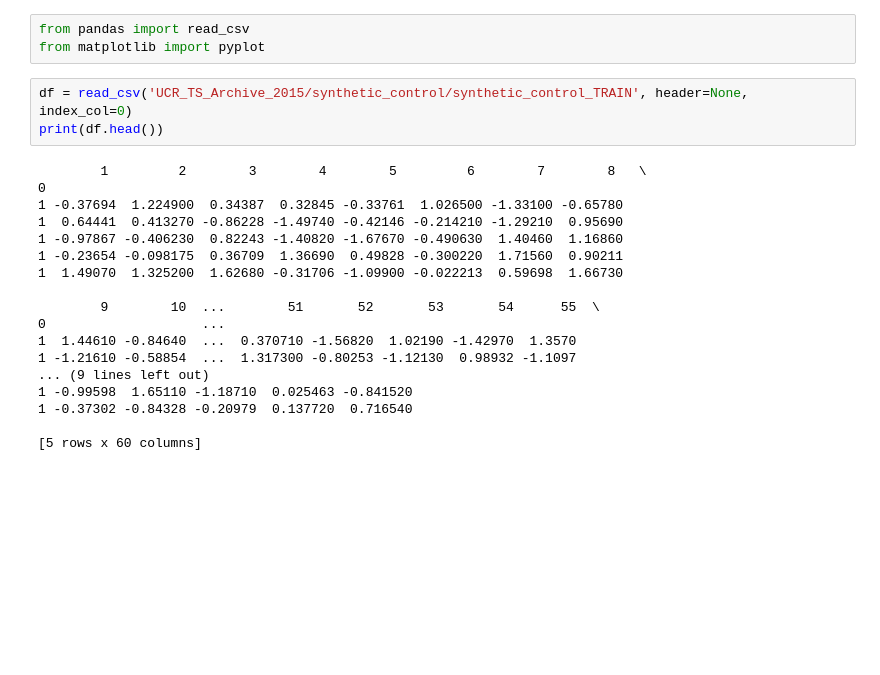
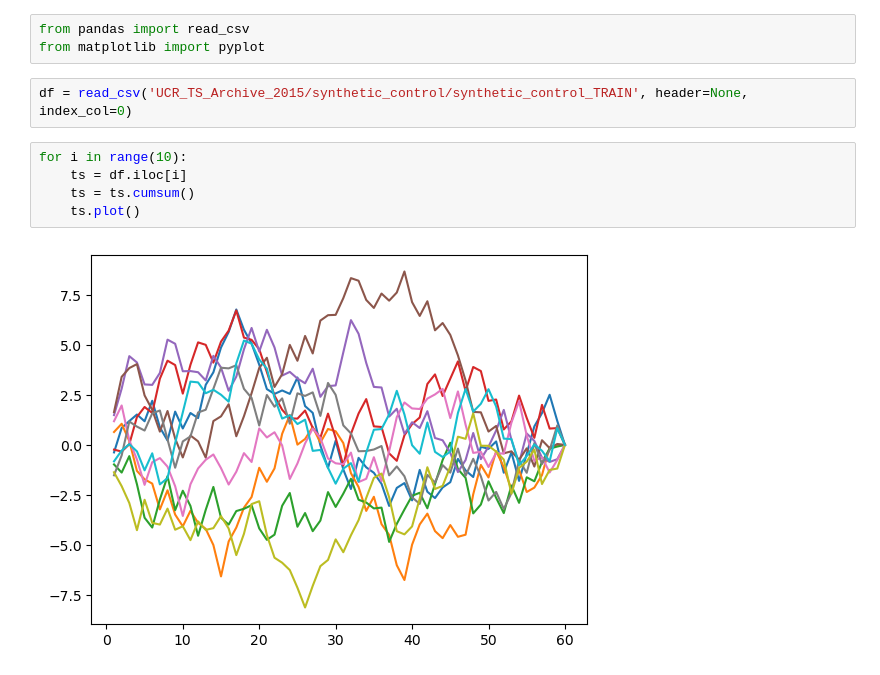
Before and after one commit to PratikshitSingh/Smart-Tranfer-Learning-for-TSC, a Jupyter notebook: ts_plotter.ipynb, the cells around one changed output. Saved outputs shown, nothing was run; the diff lists cells and outputs as text; blank space fills up the shorter version.

Commit message:
Added time series plotting

```diff
--- a/ts_plotter.ipynb
+++ b/ts_plotter.ipynb
@@ -3,22 +3,10 @@ from pandas import read_csv
 from matplotlib import pyplot
 # %%
 df = read_csv('UCR_TS_Archive_2015/synthetic_control/synthetic_control_TRAIN', header=None, index_col=0)
-print(df.head())
-# %% [output]
-        1         2        3        4        5         6        7        8   \
-0
-1 -0.37694  1.224900  0.34387  0.32845 -0.33761  1.026500 -1.33100 -0.65780
-1  0.64441  0.413270 -0.86228 -1.49740 -0.42146 -0.214210 -1.29210  0.95690
-1 -0.97867 -0.406230  0.82243 -1.40820 -1.67670 -0.490630  1.40460  1.16860
-1 -0.23654 -0.098175  0.36709  1.36690  0.49828 -0.300220  1.71560  0.90211
-1  1.49070  1.325200  1.62680 -0.31706 -1.09900 -0.022213  0.59698  1.66730
-
-        9        10  ...        51       52       53       54      55  \
-0                    ...
-1  1.44610 -0.84640  ...  0.370710 -1.56820  1.02190 -1.42970  1.3570
-1 -1.21610 -0.58854  ...  1.317300 -0.80253 -1.12130  0.98932 -1.1097
-... (9 lines left out)
-1 -0.99598  1.65110 -1.18710  0.025463 -0.841520
-1 -0.37302 -0.84328 -0.20979  0.137720  0.716540
-
-[5 rows x 60 columns]
+# %%
+for i in range(10):
+    ts = df.iloc[i]
+    ts = ts.cumsum()
+    ts.plot()
+# %% [output]
+[figure, added]
```
Also changed, not shown: 1 other file.
